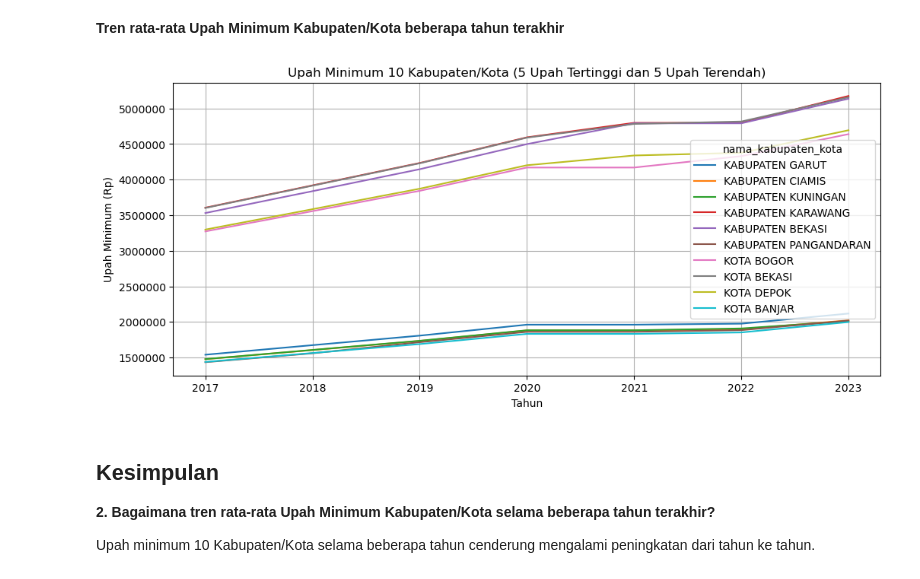
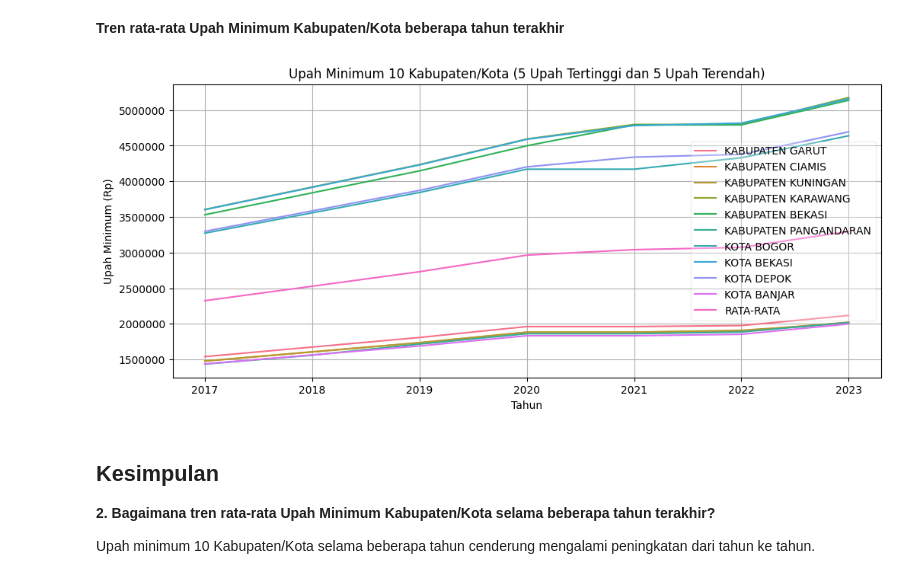
Before and after one commit to boyaditya/Data-Mining-and-Warehouse, a Jupyter notebook: V2/EDA Kelompok 3.ipynb, the cells around one changed output. Cells and saved outputs as stored; diff of their text form; code cells hidden in the pictures.

Commit message:
Menambahkan rata-rata tren

```diff
--- a/V2/EDA Kelompok 3.ipynb
+++ b/V2/EDA Kelompok 3.ipynb
@@ -334,31 +334,55 @@ plt.show()
 # %%
 um_sorted = um[um['tahun']==2023].sort_values(by='besaran_upah_minimum', ascending=True).copy()
 
 um_tertinggi = um_sorted[-5:]
 um_terendah = um_sorted[:5]
 nama_kabupaten_kota = um_tertinggi['nama_kabupaten_kota'].values.tolist() + um_terendah['nama_kabupaten_kota'].values.tolist()
 
 um_filtered = um[um['nama_kabupaten_kota'].isin(nama_kabupaten_kota)]
 
+# variabel bantu untuk menghitung mean tiap tahun
+unique_years = um['tahun'].unique()
+result_data = []
+
+# hitung mean tiap tahun
+for year in unique_years:
+    year_data = um[um['tahun'] == year]
+    mean_value = year_data['besaran_upah_minimum'].mean()
+
+    # buat row baru
+    mean_row = {
+        'id': 190,
+        'kode_provinsi': 999,
+        'nama_provinsi': "RATA-RATA",
+        'kode_kabupaten_kota': 999,
+        'nama_kabupaten_kota': "RATA-RATA",
+        'besaran_upah_minimum': mean_value,
+        'satuan': 'Rupiah',
+        'tahun': year
+    }
+    result_data.append(mean_row) # masukkan ke list terlebih dahulu
+um_rata_rata = pd.DataFrame(result_data,columns=um.columns) # ubah menjadi data frame
+um_filtered = pd.concat([um_filtered,um_rata_rata]) #gabungkan data
+
 # line chart um kab/kota 5 tertinggi dan 5 terendah tahun 2023
-
 plt.figure(figsize=(12,5))
 sns.lineplot(x="tahun", y="besaran_upah_minimum", data=um_filtered, hue='nama_kabupaten_kota')
 plt.title('Upah Minimum 10 Kabupaten/Kota (5 Upah Tertinggi dan 5 Upah Terendah)')
 plt.xlabel('Tahun')
 plt.ylabel('Upah Minimum (Rp)')
 
 # Mengatur format label tahun
 ax = plt.gca()
 formatter = ticker.ScalarFormatter()
 formatter.set_scientific(False)  # Menonaktifkan notasi ilmiah
 ax.yaxis.set_major_formatter(formatter)
 ax.xaxis.set_major_formatter(ticker.FormatStrFormatter('%d'))  # Format tahun tanpa desimal
 
+plt.legend(loc="center right", framealpha=0.3)
 plt.grid(True)
 plt.show()
 # %% [output]
-[figure, old version]
+[figure, new version]
 # %% [markdown]
 ## Kesimpulan
 **2. Bagaimana tren rata-rata Upah Minimum Kabupaten/Kota selama beberapa tahun terakhir?**
```
Also changed, not shown: 1 other file.
